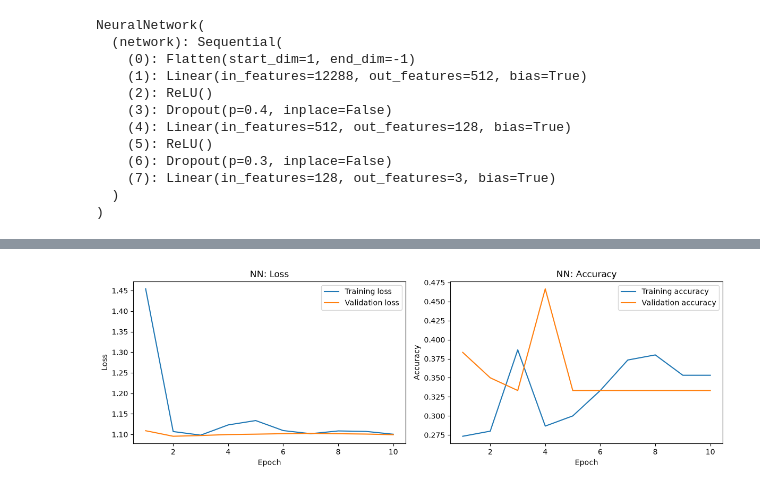
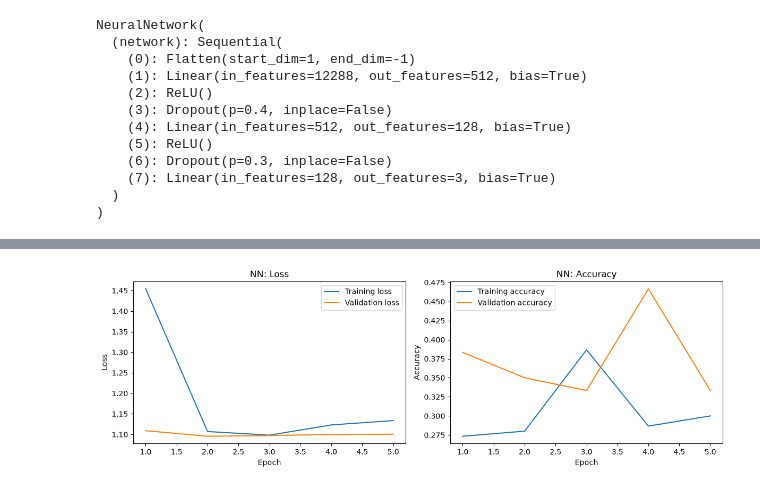
Before and after one commit to AkashHiregange/CNN_for_recognition, a Jupyter notebook: example_run_notebook.ipynb, the cells around one changed output, grey strips where cells are left out. Drawn from its saved outputs; the diff is of its cells as text; code cells hidden in the pictures.

```diff
--- a/example_run_notebook.ipynb
+++ b/example_run_notebook.ipynb
@@ -18,7 +20,7 @@ from config import ProjectConfig
 # %%
 config = ProjectConfig()
 # %%
-SEED = 123
+SEED = config.seed
 
 random.seed(SEED)
 np.random.seed(SEED)
@@ -32,9 +34,9 @@ device = torch.device("cuda" if torch.cuda.is_available() else "cpu")
 print("Using device:", device)
 base = os.getcwd()
 
-train_dir = os.path.join(base, "Train")
-val_dir = os.path.join(base, "Validation")
-test_dir = os.path.join(base, "Test")
+train_dir = os.path.join(base, "data/Train")
+val_dir = os.path.join(base, "data/Validation")
+test_dir = os.path.join(base, "data/Test")
 
 # lower resolution for now - testing purposes
 image_size = (64, 64)
@@ -88,6 +90,9 @@ NeuralNetwork(
   )
 )
 # %%
-history, training_time = train_model(model, test_dl, val_dl, criterion, optimizer, device, config, save_files=True, num_epochs=10)
+filename = 'pytorch_nn'
+history, training_time = train_model(model, test_dl, val_dl, criterion, optimizer, device, config, save_files=True,file_name=filename, num_epochs=5)
+print(history)
+print(training_time)
 # %% [output]
 relevant directories created ...
@@ -104,7 +108,7 @@ Epoch [10/10] | Train Loss: 1.1005 | Train Acc: 0.3533 | Val Loss: 1.0994 | Val
 # %%
-plot_learning_curves(history, config, file_name='pytorch_nn_disease_recognition_learning_curve')
+plot_learning_curves(history, config, file_name=f'{filename}_disease_recognition_learning_curve')
 # %% [output]
-[figure, old version]
+[figure, new version]
 # %%
 history = torch.load(f"{config.model_dir}/pytorch_nn_history.pt")
 # print(history)
```
Also changed, not shown: parts of 4 cells of this notebook, 9 other files.
